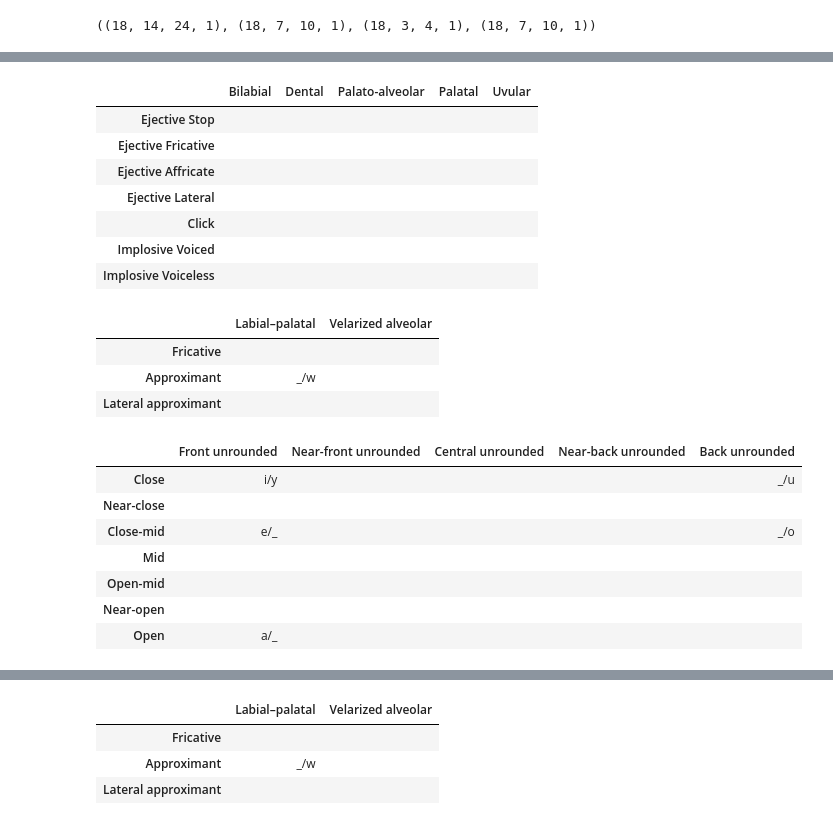
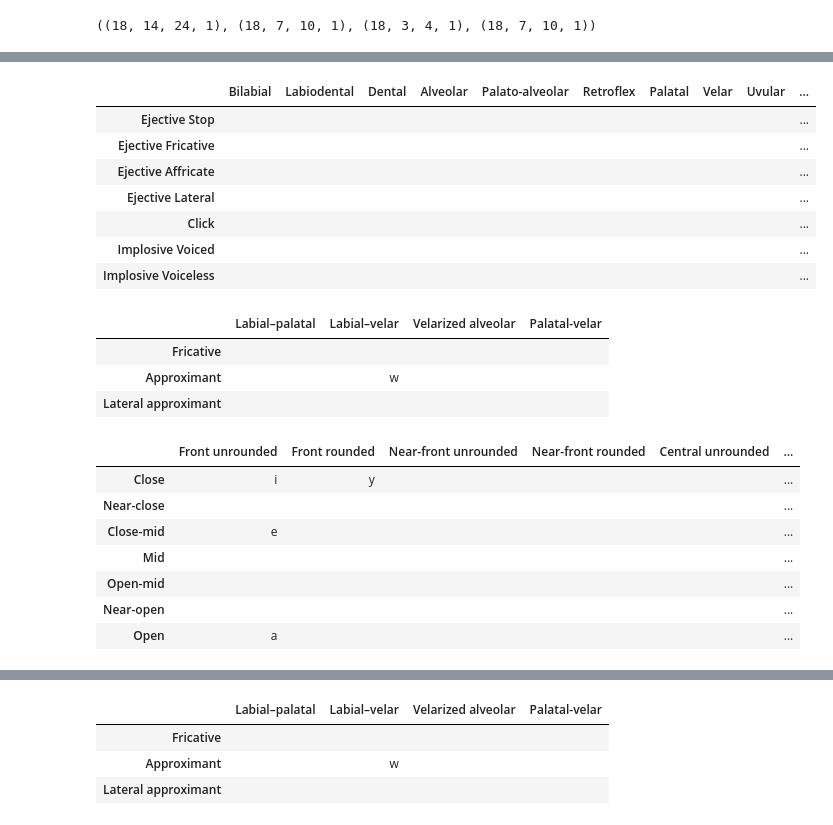
Before and after one commit to Pappa/conlanger, a Jupyter notebook: notebooks/phoneme_gan.ipynb, the cells around one changed output, grey strips where cells are left out. Saved outputs shown, nothing was run; the diff lists cells and outputs as text; code cells hidden in the pictures.

Commit message:
Improved non-plumonic table

```diff
--- a/notebooks/phoneme_gan.ipynb
+++ b/notebooks/phoneme_gan.ipynb
@@ -369,20 +369,27 @@ generated_cons_pl.shape, generated_cons_npl.shape, generated_cons_coart.shape, g
 [figure]
 ((18, 14, 24, 1), (18, 7, 10, 1), (18, 3, 4, 1), (18, 7, 10, 1))
 # %%
-def create_ipa_table(lang, tbl):
+def create_ipa_table(lang, tbl, merge=False):
     phonemes = np.where(lang > 0, tbl.replace(np.nan, "*").replace("", "*"), np.full(lang.shape, "_")).astype(str)
-    return pd.DataFrame(
-        np.char.add(
-            np.char.add(phonemes[:,0::2], np.full(phonemes[:,0::2].shape, " / ")),
-            phonemes[:,1::2]
-        ),
-        index=tbl.index,
-        columns=tbl.columns[0::2]
-    ).replace("_ / _", "")
+    if merge is True:
+        return pd.DataFrame(
+            np.char.add(
+                np.char.add(phonemes[:,0::2], np.full(phonemes[:,0::2].shape, " / ")),
+                phonemes[:,1::2]
+            ),
+            index=tbl.index,
+            columns=tbl.columns[0::2]
+        ).replace("_ / _", "")
+    else:
+        return pd.DataFrame(
+            phonemes,
+            index=tbl.index,
+            columns=tbl.columns
+        ).replace("_", "")
 
 for idx in [most_different, least_different]:
 
-    sample_cons_pl_tbl = create_ipa_table(np.squeeze(generated_cons_pl[idx]), cons_pl_tbl_df)
+    sample_cons_pl_tbl = create_ipa_table(np.squeeze(generated_cons_pl[idx]), cons_pl_tbl_df, merge=True)
 
     display(sample_cons_pl_tbl)
 
@@ -412,25 +419,25 @@ for idx in [most_different, least_different]:
 | Lateral affricate |  |  |  |  |  |  |  |  |  | ... |
 | Lateral fricative |  |  |  |  |  |  |  |  |  | ... |
 | Lateral approximant |  |  |  |  |  |  |  |  |  | ... |
 | Lateral tap/flap |  |  |  |  |  |  |  |  |  | ... |
-|  | Bilabial | Dental | Palato-alveolar | Palatal | Uvular |
-| Ejective Stop |  |  |  |  |  |
-| Ejective Fricative |  |  |  |  |  |
-| Ejective Affricate |  |  |  |  |  |
-| Ejective Lateral |  |  |  |  |  |
-| Click |  |  |  |  |  |
-| Implosive Voiced |  |  |  |  |  |
-| Implosive Voiceless |  |  |  |  |  |
+|  | Bilabial | Labiodental | Dental | Alveolar | Palato-alveolar | Retroflex | Palatal | Velar | Uvular | ... |
+| Ejective Stop |  |  |  |  |  |  |  |  |  | ... |
+| Ejective Fricative |  |  |  |  |  |  |  |  |  | ... |
+| Ejective Affricate |  |  |  |  |  |  |  |  |  | ... |
+| Ejective Lateral |  |  |  |  |  |  |  |  |  | ... |
+| Click |  |  |  |  |  |  |  |  |  | ... |
+| Implosive Voiced |  |  |  |  |  |  |  |  |  | ... |
+| Implosive Voiceless |  |  |  |  |  |  |  |  |  | ... |
-|  | Labial–palatal | Velarized alveolar |
-| Fricative |  |  |
-| Approximant | _/w |  |
-| Lateral approximant |  |  |
+|  | Labial–palatal | Labial–velar | Velarized alveolar | Palatal-velar |
+| Fricative |  |  |  |  |
+| Approximant |  | w |  |  |
+| Lateral approximant |  |  |  |  |
-|  | Front unrounded | Near-front unrounded | Central unrounded | Near-back unrounded | Back unrounded |
-| Close | i/y |  |  |  | _/u |
-| Near-close |  |  |  |  |  |
-| Close-mid | e/_ |  |  |  | _/o |
-| Mid |  |  |  |  |  |
-| Open-mid |  |  |  |  |  |
-| Near-open |  |  |  |  |  |
-| Open | a/_ |  |  |  |  |
+|  | Front unrounded | Front rounded | Near-front unrounded | Near-front rounded | Central unrounded | ... |
+| Close | i | y |  |  |  | ... |
+| Near-close |  |  |  |  |  | ... |
+| Close-mid | e |  |  |  |  | ... |
+| Mid |  |  |  |  |  | ... |
+| Open-mid |  |  |  |  |  | ... |
+| Near-open |  |  |  |  |  | ... |
+| Open | a |  |  |  |  | ... |
 |  | Bilabial | Labiodental | Linguolabial | Dental | Alveolar | Postalveolar | Retroflex | Palatal | Velar | ... |
@@ -459,4 +466,4 @@ for idx in [most_different, least_different]:
-|  | Labial–palatal | Velarized alveolar |
-| Fricative |  |  |
-| Approximant | _/w |  |
-| Lateral approximant |  |  |
+|  | Labial–palatal | Labial–velar | Velarized alveolar | Palatal-velar |
+| Fricative |  |  |  |  |
+| Approximant |  | w |  |  |
+| Lateral approximant |  |  |  |  |
```
Also changed, not shown: parts of 1 cell of this notebook.
